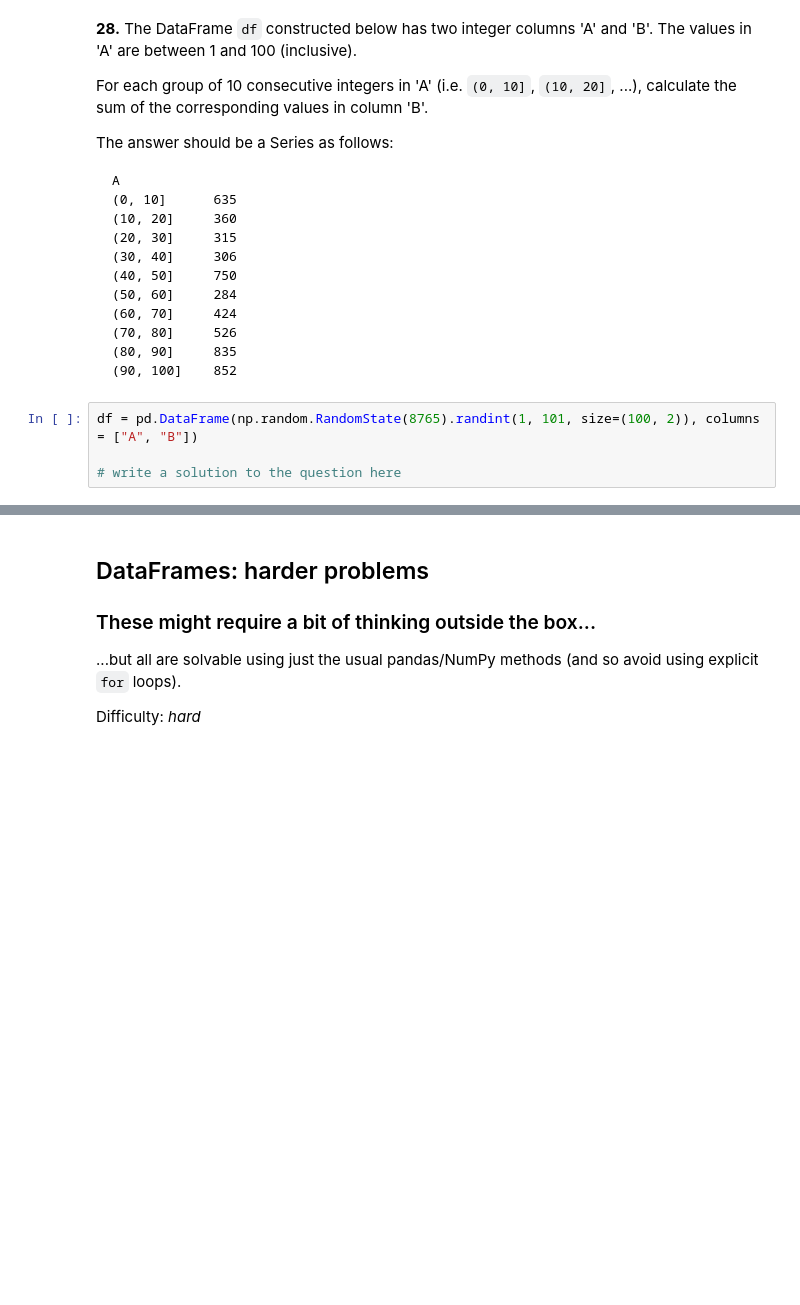
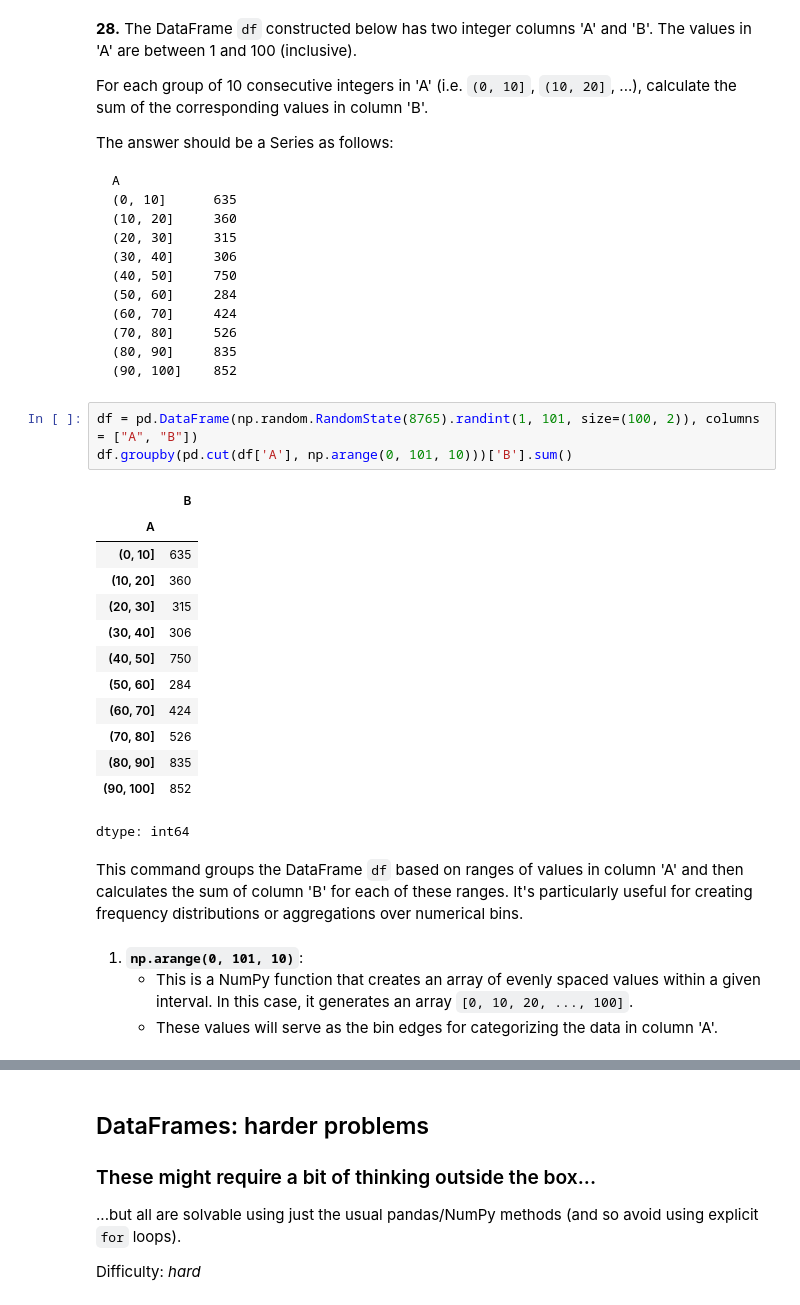
Before and after one commit to H-Nasser/H-Nasser, a Jupyter notebook: 100-pandas-puzzles.ipynb, the cells around one changed output, grey strips where cells are left out. Saved outputs shown, nothing was run; the diff lists cells and outputs as text; blank space fills up the shorter version.

````diff
--- a/100-pandas-puzzles.ipynb
+++ b/100-pandas-puzzles.ipynb
@@ -635,5 +537,24 @@ A
 ```
 # %%
 df = pd.DataFrame(np.random.RandomState(8765).randint(1, 101, size=(100, 2)), columns = ["A", "B"])
-
-# write a solution to the question here
+df.groupby(pd.cut(df['A'], np.arange(0, 101, 10)))['B'].sum()
+# %% [output]
+|  | B |
+| A |  |
+| (0, 10] | 635 |
+| (10, 20] | 360 |
+| (20, 30] | 315 |
+| (30, 40] | 306 |
+| (40, 50] | 750 |
+| (50, 60] | 284 |
+| (60, 70] | 424 |
+| (70, 80] | 526 |
+| (80, 90] | 835 |
+| (90, 100] | 852 |
+dtype: int64
+# %% [markdown]
+This command groups the DataFrame `df` based on ranges of values in column 'A' and then calculates the sum of column 'B' for each of these ranges. It's particularly useful for creating frequency distributions or aggregations over numerical bins.
+# %% [markdown]
+1.  **`np.arange(0, 101, 10)`**:
+    *   This is a NumPy function that creates an array of evenly spaced values within a given interval. In this case, it generates an array `[0, 10, 20, ..., 100]`.
+    *   These values will serve as the bin edges for categorizing the data in column 'A'.
````
Also changed, not shown: parts of 24 cells of this notebook.
